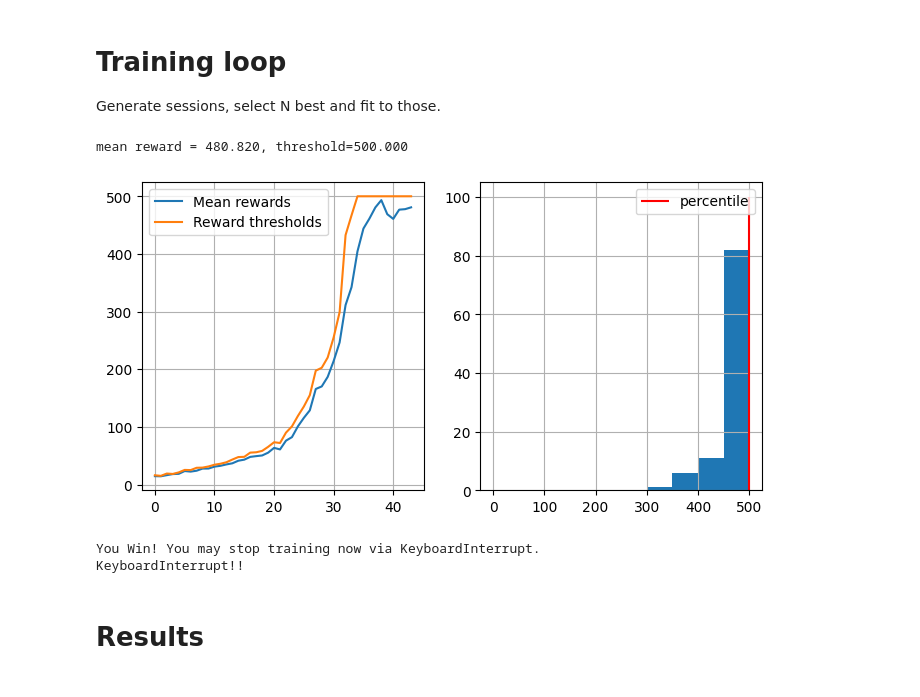
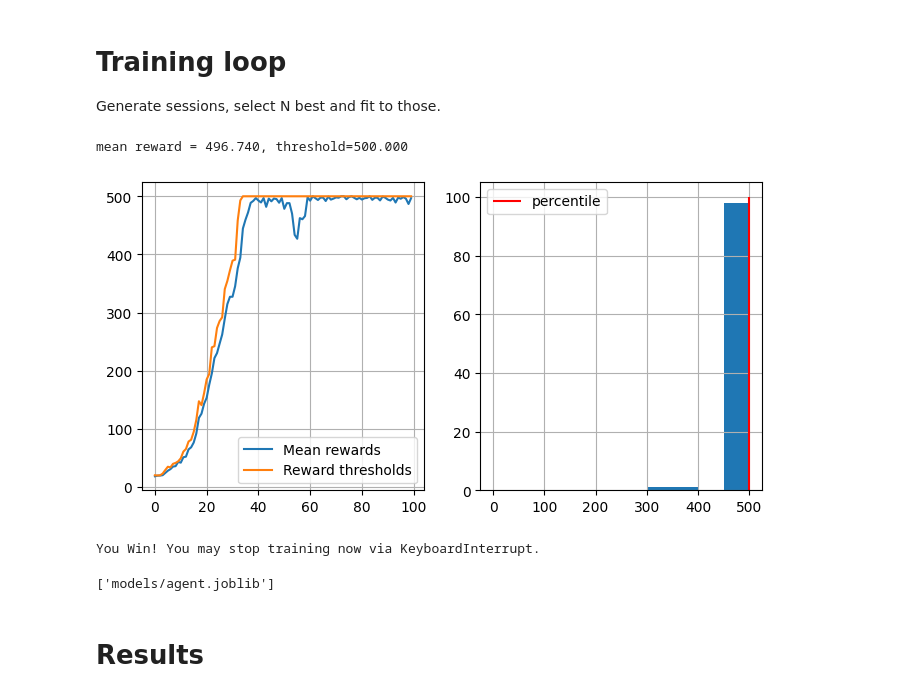
Before and after one commit to Hamada-Gado/Practical_RL, a Jupyter notebook: week01_intro/deep_crossentropy_method.ipynb, the cells around one changed output. Cells and saved outputs as stored; diff of their text form; code cells hidden in the pictures.

```diff
--- a/week01_intro/deep_crossentropy_method.ipynb
+++ b/week01_intro/deep_crossentropy_method.ipynb
@@ -185,32 +185,35 @@ def show_progress(rewards_batch, log, percentile, reward_range=[-990, +10]):
 # %%
 n_sessions = 100
 percentile = 70
 log = []
 
-try:
-    for i in range(100):
-        # generate new sessions
-        sessions = [generate_session(env, agent) for _ in range(n_sessions)]
+for i in range(100):
+    # generate new sessions
+    sessions = [generate_session(env, agent) for _ in range(n_sessions)]
 
-        states_batch, actions_batch, rewards_batch = zip(*sessions)
+    states_batch, actions_batch, rewards_batch = zip(*sessions)
 
-        elite_states, elite_actions = select_elites(states_batch, actions_batch, rewards_batch, percentile)
+    elite_states, elite_actions = select_elites(states_batch, actions_batch, rewards_batch, percentile)
 
-        agent.partial_fit(elite_states, elite_actions)
+    agent.partial_fit(elite_states, elite_actions)
 
-        show_progress(
-            rewards_batch, log, percentile, reward_range=[0, np.max(rewards_batch)]
-        )
+    show_progress(
+        rewards_batch, log, percentile, reward_range=[0, np.max(rewards_batch)]
+    )
 
-        if np.mean(rewards_batch) > 190:
-            print("You Win! You may stop training now via KeyboardInterrupt.")
-except KeyboardInterrupt:
-    print("KeyboardInterrupt!!")
+    if np.mean(rewards_batch) > 190:
+        print("You Win! You may stop training now via KeyboardInterrupt.")
 # %% [output]
-mean reward = 480.820, threshold=500.000
+mean reward = 496.740, threshold=500.000
-[figure, old version]
+[figure, new version]
 You Win! You may stop training now via KeyboardInterrupt.
-KeyboardInterrupt!!
+# %%
+# save agent to file
+import joblib
+os.makedirs("models", exist_ok=True)
+joblib.dump(agent, "models/agent.joblib")
+# %% [output]
+['models/agent.joblib']
 # %% [markdown]
 # Results
 # %%
```
Also changed, not shown: parts of 4 cells of this notebook, 1 other file.
